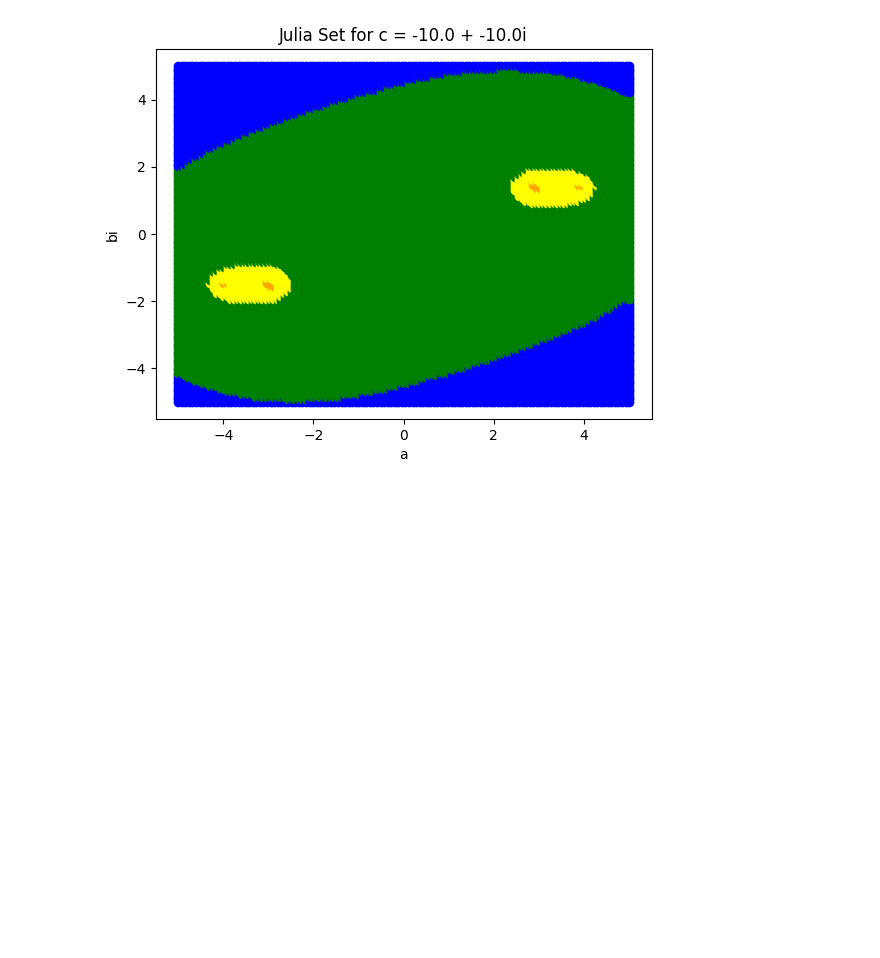
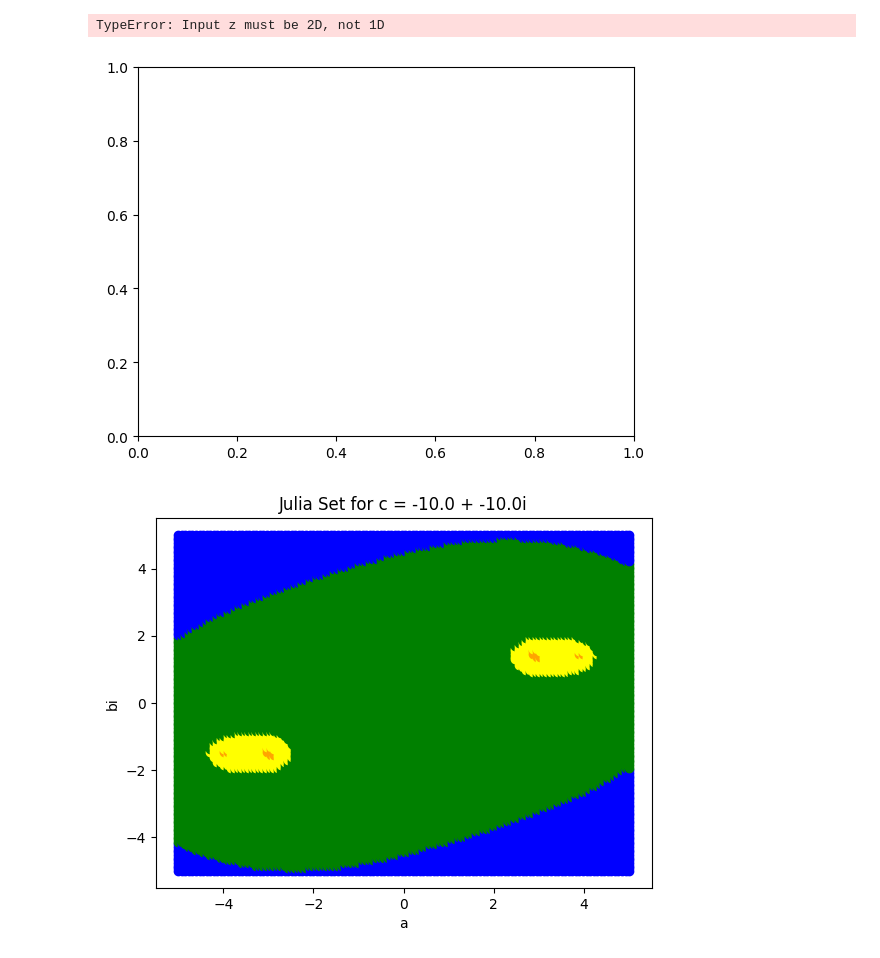
Before and after one commit to ZilD117/Comp-Physics, a Jupyter notebook: Julia Set.ipynb, the cells around one changed output. Cells and saved outputs as stored; diff of their text form; code cells hidden in the pictures; blank space fills up the shorter version.

```diff
--- a/Julia Set.ipynb
+++ b/Julia Set.ipynb
@@ -4,11 +4,11 @@
 import numpy as np, matplotlib.pyplot as plt
 
 # Initial values
-xrange = [-5, 5]
-yrange = [-5, 5]
-n = 128
+xrange = [-1.5, 1.5]
+yrange = [-1.5, 1.5]
+n = 500
 zmax = 1000
-itmax = 100
+itmax = 20
 
 # Find absolute value of complex number
 def absCom(z):
@@ -76,6 +76,18 @@ def plotJulia(c):
     title = "Julia Set for c = " + str(c.real) + " + " + str(c.imag) + "i"
     plt.title(title)
     plt.show()
+
+def plotJulia2(c):
+    h = plt.contourf(dx, dy, julia2d)
+    plt.colorbar()
+    plt.show()
+# %%
+c = complex(0,0)
+julia = generateJulia(c)
+plotJulia2(c)
+# %% [output]
+TypeError: Input z must be 2D, not 1D
+[figure, added]
 # %%
 xc = np.linspace(-10, 10, 5)
 yc = np.linspace(-10, 10, 5)
```
Also changed, not shown: parts of 1 cell of this notebook.
